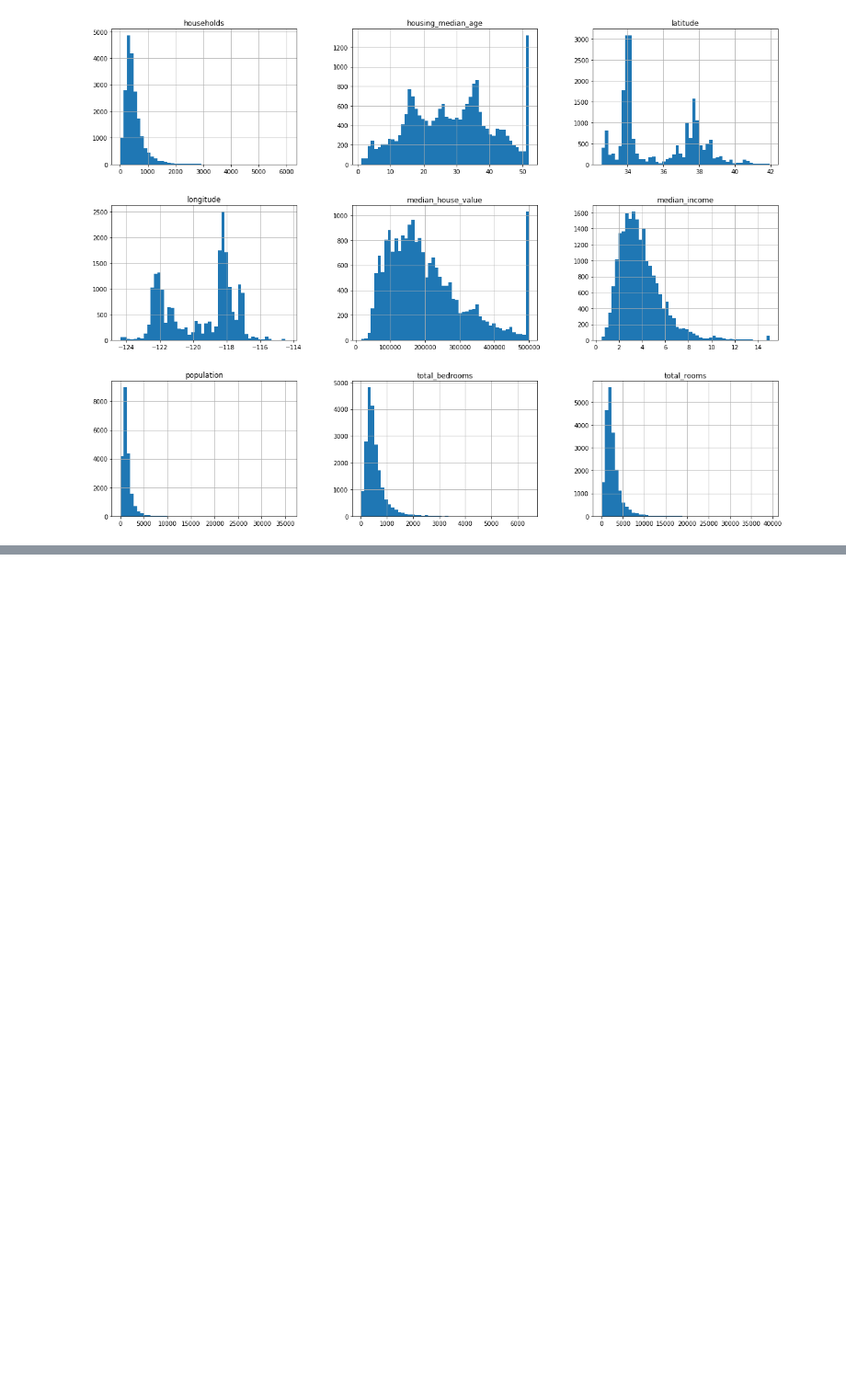
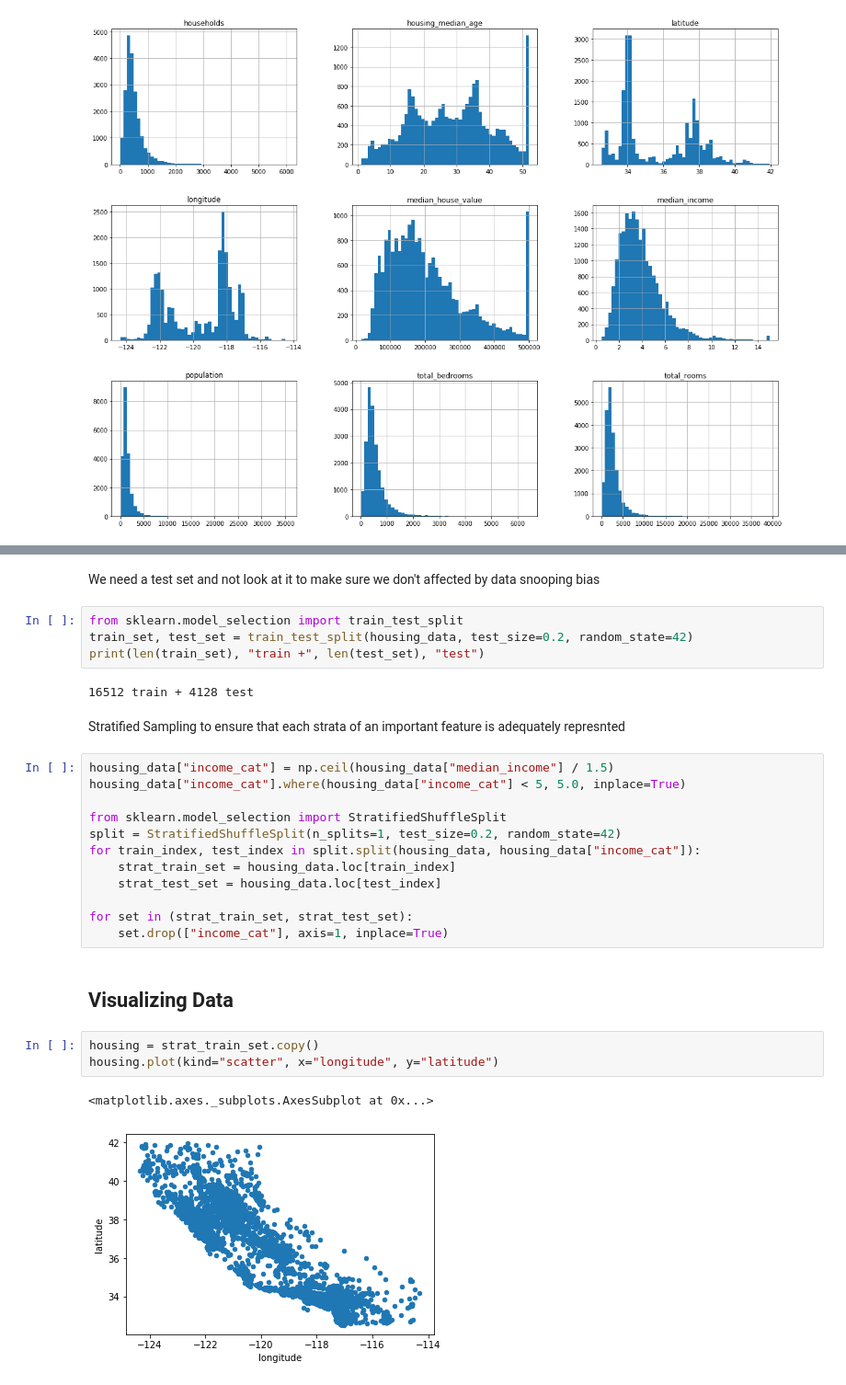
Before and after one commit to aishwaryaprabhat/machine_learning_essentials, a Jupyter notebook: housing_price_prediction/Housing Price Prediction.ipynb, the cells around one changed output, grey strips where cells are left out. Shown at 92% size. Saved outputs shown, nothing was run; the diff lists cells and outputs as text; blank space fills up the shorter version.

```diff
--- a/housing_price_prediction/Housing Price Prediction.ipynb
+++ b/housing_price_prediction/Housing Price Prediction.ipynb
@@ -96,0 +122,30 @@ plt.show()
+# %% [markdown]
+We need a test set and not look at it to make sure we don't affected by data snooping bias
+# %%
+from sklearn.model_selection import train_test_split
+train_set, test_set = train_test_split(housing_data, test_size=0.2, random_state=42)
+print(len(train_set), "train +", len(test_set), "test")
+# %% [output]
+16512 train + 4128 test
+# %% [markdown]
+Stratified Sampling to ensure that each strata of an important feature is adequately represnted
+# %%
+housing_data["income_cat"] = np.ceil(housing_data["median_income"] / 1.5)
+housing_data["income_cat"].where(housing_data["income_cat"] < 5, 5.0, inplace=True)
+
+from sklearn.model_selection import StratifiedShuffleSplit
+split = StratifiedShuffleSplit(n_splits=1, test_size=0.2, random_state=42)
+for train_index, test_index in split.split(housing_data, housing_data["income_cat"]):
+    strat_train_set = housing_data.loc[train_index]
+    strat_test_set = housing_data.loc[test_index]
+
+for set in (strat_train_set, strat_test_set):
+    set.drop(["income_cat"], axis=1, inplace=True)
+# %% [markdown]
+## Visualizing Data
+# %%
+housing = strat_train_set.copy()
+housing.plot(kind="scatter", x="longitude", y="latitude")
+# %% [output]
+<matplotlib.axes._subplots.AxesSubplot at 0x...>
+[figure, added]
```
Also changed, not shown: parts of 6 cells of this notebook.
